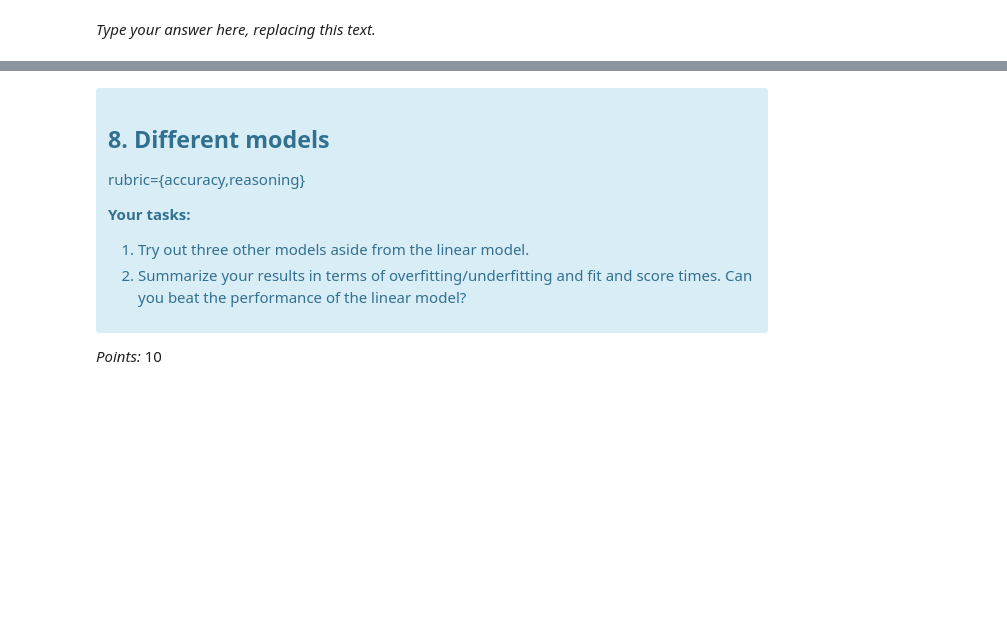
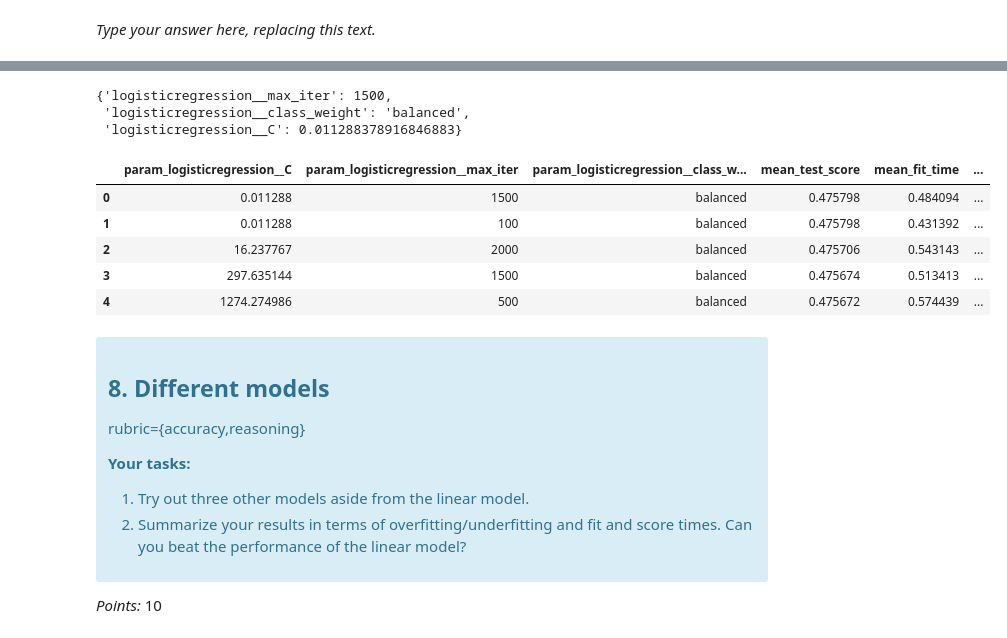
Before and after one commit to joeywwwu/573-lab4, a Jupyter notebook: lab4.ipynb, the cells around one changed output, grey strips where cells are left out. Drawn from its saved outputs; the diff is of its cells as text; code cells hidden in the pictures; blank space fills up the shorter version.

```diff
--- a/lab4.ipynb
+++ b/lab4.ipynb
@@ -254,3 +252,11 @@ _Points:_ 0.5
+# %%
+df["total_pay"] = df['PAY_AMT1'] + df['PAY_AMT2'] + df['PAY_AMT3'] + df['PAY_AMT4'] + df['PAY_AMT5'] + df['PAY_AMT6']
+df["total_bill"] = df['BILL_AMT1'] + df['BILL_AMT2'] + df['BILL_AMT3'] + df['BILL_AMT4'] + df['BILL_AMT5'] + df['BILL_AMT6']
+df["account_balence"] = df["total_pay"] - df["total_bill"]
+# %%
+#resplit since we did feature engineering
+X, y = df.drop("target", axis=1), df['target']
+X_train, X_test, y_train, y_test = train_test_split(X, y, test_size=0.20, random_state=123)
 # %% [markdown]
 <!-- END QUESTION -->
 
@@ -326,3 +444,44 @@ _Type your answer here, replacing this text._
+# %%
+param_dist = {
+    "logisticregression__class_weight": [None, 'balanced'],
+    "logisticregression__C": np.logspace(-7, 5, 20),
+    "logisticregression__max_iter" : [100, 500, 1000, 1500, 2000]
+}
+logreg_pipe = make_pipeline(preprocessor, LogisticRegression(random_state=123))
+random_search = RandomizedSearchCV(
+    logreg_pipe,
+    param_dist,
+    n_jobs=-1,
+    n_iter=40,
+    cv=5,
+    scoring="f1",
+    return_train_score=True,
+    random_state=123
+)
+# %%
+random_search.fit(X_train, y_train)
+best_params = random_search.best_params_
+best_params
+# %% [output]
+{'logisticregression__max_iter': 1500,
+ 'logisticregression__class_weight': 'balanced',
+ 'logisticregression__C': 0.011288378916846883}
+# %%
+results = pd.DataFrame(random_search.cv_results_)
+sorted_results = results.sort_values(by="mean_test_score", ascending=False).reset_index(drop=True)
+sorted_results.loc[:4,["param_logisticregression__C",
+                       "param_logisticregression__max_iter",
+                       "param_logisticregression__class_weight",
+                       "mean_test_score",
+                       "mean_fit_time",
+                       "mean_train_score"]]
+# %% [output]
+|  | param_logisticregression__C | param_logisticregression__max_iter | param_logisticregression__class_w... | mean_test_score | mean_fit_time | ... |
+| 0 | 0.011288 | 1500 | balanced | 0.475798 | 0.484094 | ... |
+| 1 | 0.011288 | 100 | balanced | 0.475798 | 0.431392 | ... |
+| 2 | 16.237767 | 2000 | balanced | 0.475706 | 0.543143 | ... |
+| 3 | 297.635144 | 1500 | balanced | 0.475674 | 0.513413 | ... |
+| 4 | 1274.274986 | 500 | balanced | 0.475672 | 0.574439 | ... |
 # %% [markdown]
 <!-- END QUESTION -->
 
```
Also changed, not shown: parts of 23 cells of this notebook.
